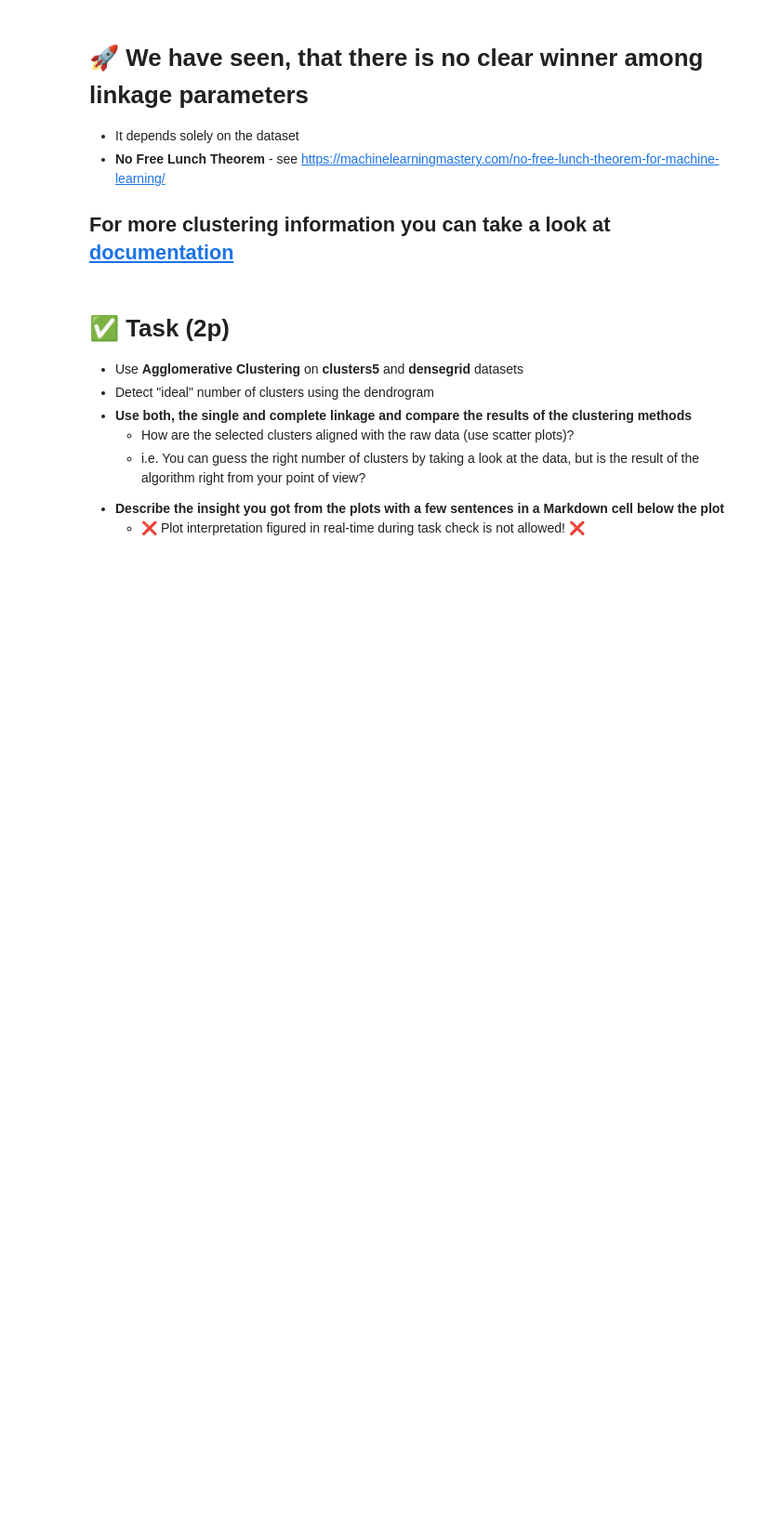
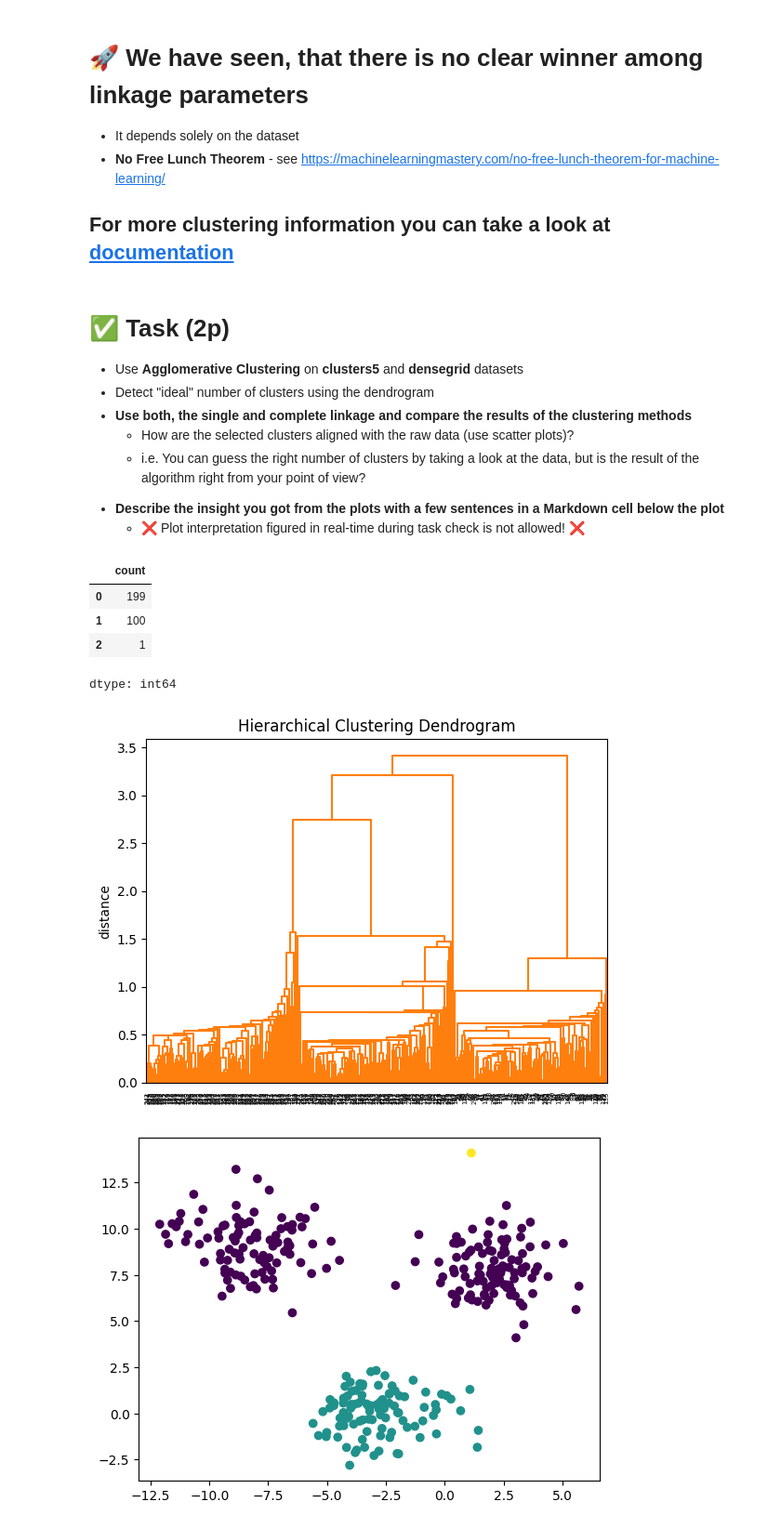
Before and after one commit to TotalChaosRexinator/School, a Jupyter notebook: fml_05.ipynb, the cells around one changed output. Shown at 93% size. Saved outputs shown, nothing was run; the diff lists cells and outputs as text; code cells hidden in the pictures; blank space fills up the shorter version.

```diff
--- a/fml_05.ipynb
+++ b/fml_05.ipynb
@@ -318,3 +317,23 @@ plt.scatter(data[:,0], data[:,1], c=clustering.labels_)
 
 * **Describe the insight you got from the plots with a few sentences in a Markdown cell below the plot**
   * ❌ Plot interpretation figured in real-time during task check is not allowed! ❌
+# %%
+ds_c3 = datasets['clusters3']
+clustering = AgglomerativeClustering(linkage='single', distance_threshold=0, n_clusters=None)
+clustering = clustering.fit(ds_c3)
+
+plot_dendrogram(clustering, labels=clustering.labels_, color_threshold=999)
+plt.figure()
+clustering = AgglomerativeClustering(linkage='single', distance_threshold=3, n_clusters=None)
+clustering = clustering.fit(ds_c3)
+
+plt.scatter(ds_c3[:,0], ds_c3[:,1], c=clustering.labels_)
+pd.Series(clustering.labels_).value_counts()
+# %% [output]
+|  | count |
+| 0 | 199 |
+| 1 | 100 |
+| 2 | 1 |
+dtype: int64
+[figure, added]
+[figure, added]
```
Also changed, not shown: parts of 10 cells of this notebook.
